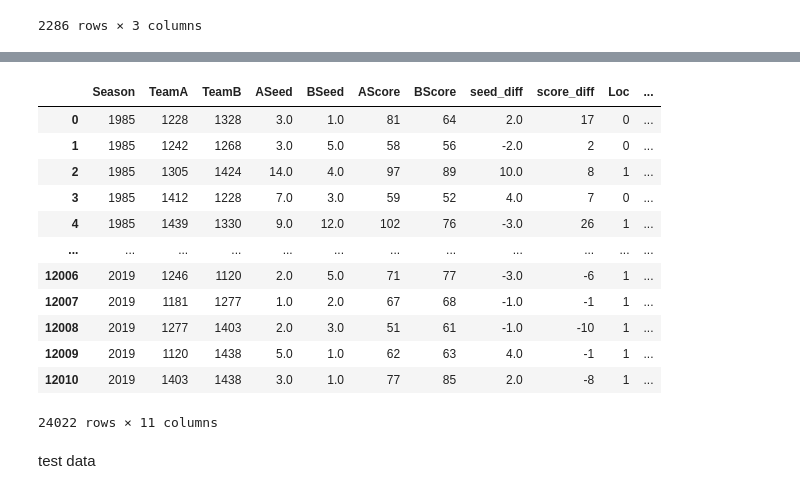
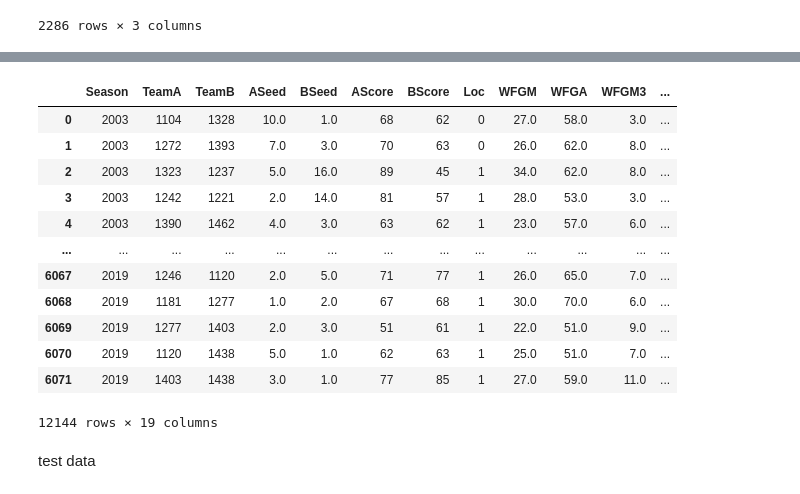
Before and after one commit to uni2237/kaggle-ncaa_m_2020, a Jupyter notebook: kernel79392c161c.ipynb, the cells around one changed output, grey strips where cells are left out. Saved outputs shown, nothing was run; the diff lists cells and outputs as text; code cells hidden in the pictures.

```diff
--- a/kernel79392c161c.ipynb
+++ b/kernel79392c161c.ipynb
@@ -137,6 +231,4 @@ secondary
 # %%
 all_match=pd.concat((regular,tourney,secondary))
-all_match.sort_values(by=['Season','DayNum'],inplace=True)
-all_match.drop(['DayNum','NumOT'],axis=1,inplace=True)
 all_match
 # %% [output]
@@ -199,12 +309,13 @@ seeds
 # %%
 data=pd.merge(all_match,seeds,how='left',left_on=['Season','WTeamID'],right_on=['Season','TeamID'])
 data.drop(['TeamID'],axis=1,inplace=True)
-data.rename(columns={'Seed':'Wseed'},inplace=True)
+data.rename(columns={'Seed':'WSeed'},inplace=True)
 
 data=pd.merge(data,seeds,how='left',left_on=['Season','LTeamID'],right_on=['Season','TeamID'])
 data.drop(['TeamID'],axis=1,inplace=True)
-data.rename(columns={'Seed':'Lseed'},inplace=True)
+data.rename(columns={'Seed':'LSeed'},inplace=True)
 
-data=data[['Season','WTeamID','LTeamID','Wseed','Lseed','WScore','LScore','WLoc']]
+data=data[['Season', 'WTeamID', 'LTeamID', 'WSeed','LSeed', 'WScore', 'LScore', 'WLoc',
+           'WFGM','WFGA', 'WFGM3', 'WFGA3', 'LFGM', 'LFGA', 'LFGM3', 'LFGA3']]
 data
 # %% [output]
@@ -224,10 +335,11 @@ data
+# %%
+data.isna().sum()
+data=data.dropna()
+data=data.reset_index(drop=True)
 # %%
-data.isna().sum()
-data.dropna(axis=0,inplace=True)#delete NaN row
-data.reset_index(drop=True,inplace=True)
-
 data.rename(columns={'WTeamID':'TeamA','LTeamID':'TeamB'},inplace=True)
 data.rename(columns={'WScore':'AScore','LScore':'BScore'},inplace=True)
-data.rename(columns={'Wseed':'ASeed','Lseed':'BSeed','WLoc':'Loc'},inplace=True)
+data.rename(columns={'WSeed':'ASeed','LSeed':'BSeed','WLoc':'Loc'},inplace=True)
+
 data
 # %% [output]
@@ -247,43 +359,46 @@ data
 # %%
 win=data.copy()
 lose=data.copy()
 
 lose['TeamA']=win['TeamB']
 lose['TeamB']=win['TeamA']
 
 lose['ASeed']=win['BSeed']
 lose['BSeed']=win['ASeed']
 
 lose['AScore']=win['BScore']
 lose['BScore']=win['AScore']
 
 lose['Loc']=lose['Loc'].apply(lambda x: 'H' if x=='N' else 'N' if x=='H' else 'A')
 
 win['result']=1
 lose['result']=0
 
 total=pd.concat((win,lose))
 total['Loc']=total['Loc'].apply(lambda x: '1' if x=='H' else '0' if x=='N' else '-1')
 
-total['seed_diff']=total['ASeed']-total['BSeed']
-total['score_diff']=total['AScore']-total['BScore']
+total['Seed_diff']=total['ASeed']-total['BSeed']
+total['Score_diff']=total['AScore']-total['BScore']
 
-train=total[['Season','TeamA','TeamB','ASeed','BSeed','AScore','BScore','seed_diff','score_diff','Loc','result']]
+
+train=total[['Season', 'TeamA', 'TeamB', 'ASeed', 'BSeed', 'AScore', 'BScore', 'Loc',
+       'WFGM', 'WFGA', 'WFGM3', 'WFGA3', 'LFGM', 'LFGA', 'LFGM3', 'LFGA3', 'Seed_diff', 'Score_diff',
+       'result']]
 train
 # %% [output]
-|  | Season | TeamA | TeamB | ASeed | BSeed | AScore | BScore | seed_diff | score_diff | Loc | ... |
-| 0 | 1985 | 1228 | 1328 | 3.0 | 1.0 | 81 | 64 | 2.0 | 17 | 0 | ... |
-| 1 | 1985 | 1242 | 1268 | 3.0 | 5.0 | 58 | 56 | -2.0 | 2 | 0 | ... |
-| 2 | 1985 | 1305 | 1424 | 14.0 | 4.0 | 97 | 89 | 10.0 | 8 | 1 | ... |
-| 3 | 1985 | 1412 | 1228 | 7.0 | 3.0 | 59 | 52 | 4.0 | 7 | 0 | ... |
-| 4 | 1985 | 1439 | 1330 | 9.0 | 12.0 | 102 | 76 | -3.0 | 26 | 1 | ... |
-| ... | ... | ... | ... | ... | ... | ... | ... | ... | ... | ... | ... |
-| 12006 | 2019 | 1246 | 1120 | 2.0 | 5.0 | 71 | 77 | -3.0 | -6 | 1 | ... |
-| 12007 | 2019 | 1181 | 1277 | 1.0 | 2.0 | 67 | 68 | -1.0 | -1 | 1 | ... |
-| 12008 | 2019 | 1277 | 1403 | 2.0 | 3.0 | 51 | 61 | -1.0 | -10 | 1 | ... |
-| 12009 | 2019 | 1120 | 1438 | 5.0 | 1.0 | 62 | 63 | 4.0 | -1 | 1 | ... |
-| 12010 | 2019 | 1403 | 1438 | 3.0 | 1.0 | 77 | 85 | 2.0 | -8 | 1 | ... |
+|  | Season | TeamA | TeamB | ASeed | BSeed | AScore | BScore | Loc | WFGM | WFGA | WFGM3 | ... |
+| 0 | 2003 | 1104 | 1328 | 10.0 | 1.0 | 68 | 62 | 0 | 27.0 | 58.0 | 3.0 | ... |
+| 1 | 2003 | 1272 | 1393 | 7.0 | 3.0 | 70 | 63 | 0 | 26.0 | 62.0 | 8.0 | ... |
+| 2 | 2003 | 1323 | 1237 | 5.0 | 16.0 | 89 | 45 | 1 | 34.0 | 62.0 | 8.0 | ... |
+| 3 | 2003 | 1242 | 1221 | 2.0 | 14.0 | 81 | 57 | 1 | 28.0 | 53.0 | 3.0 | ... |
+| 4 | 2003 | 1390 | 1462 | 4.0 | 3.0 | 63 | 62 | 1 | 23.0 | 57.0 | 6.0 | ... |
+| ... | ... | ... | ... | ... | ... | ... | ... | ... | ... | ... | ... | ... |
+| 6067 | 2019 | 1246 | 1120 | 2.0 | 5.0 | 71 | 77 | 1 | 26.0 | 65.0 | 7.0 | ... |
+| 6068 | 2019 | 1181 | 1277 | 1.0 | 2.0 | 67 | 68 | 1 | 30.0 | 70.0 | 6.0 | ... |
+| 6069 | 2019 | 1277 | 1403 | 2.0 | 3.0 | 51 | 61 | 1 | 22.0 | 51.0 | 9.0 | ... |
+| 6070 | 2019 | 1120 | 1438 | 5.0 | 1.0 | 62 | 63 | 1 | 25.0 | 51.0 | 7.0 | ... |
+| 6071 | 2019 | 1403 | 1438 | 3.0 | 1.0 | 77 | 85 | 1 | 27.0 | 59.0 | 11.0 | ... |
-24022 rows × 11 columns
+12144 rows × 19 columns
 # %% [markdown]
 test data
 # %%
```
Also changed, not shown: parts of 19 cells of this notebook.
